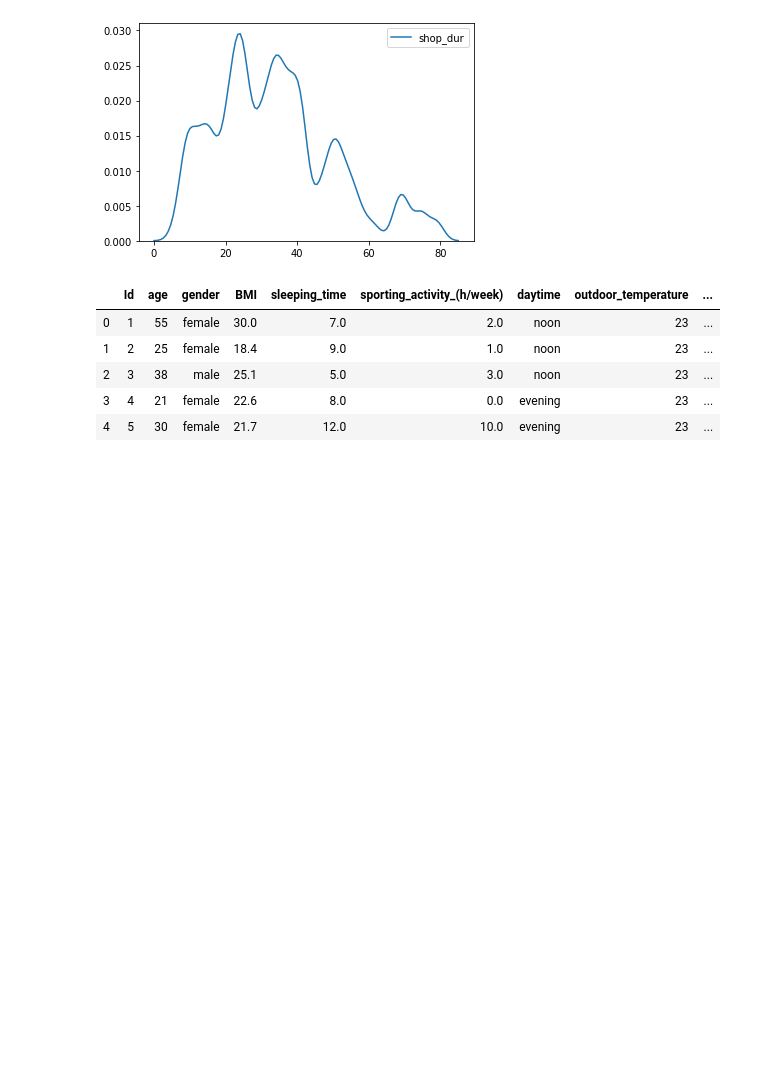
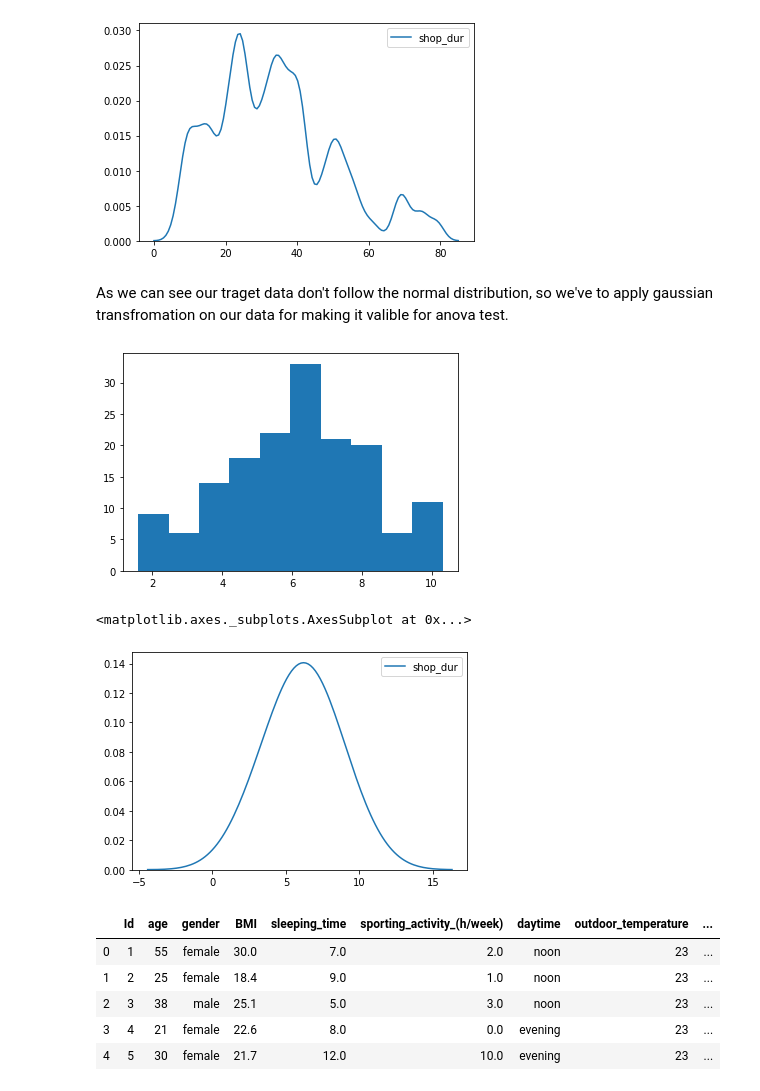
Before and after one commit to MhmudFwzi/customer_behavior_prediction, a Jupyter notebook: ANOVA - Test .ipynb, the cells around one changed output. Cells and saved outputs as stored; diff of their text form; code cells hidden in the pictures; blank space fills up the shorter version.

```diff
--- a/ANOVA - Test .ipynb
+++ b/ANOVA - Test .ipynb
@@ -301,6 +301,23 @@ sns.kdeplot(data['shop_dur'], cumulative=False, bw=2)
 [figure]
 <matplotlib.axes._subplots.AxesSubplot at 0x...>
 [figure]
+# %% [markdown]
+As we can see our traget data don't follow the normal distribution, so we've to apply gaussian transfromation on our data for making it valible for anova test.
+# %%
+# gaussian transformation
+data['shop_dur'], fitted_lambda = stats.boxcox(data['shop_dur'])
+
+
+# AFTER TRANSFORMATION
+plt.hist(data['shop_dur'])
+plt.show()
+
+# plot after transformation
+sns.kdeplot(data['shop_dur'], cumulative=False, bw=2)
+# %% [output]
+[figure, added]
+<matplotlib.axes._subplots.AxesSubplot at 0x...>
+[figure, added]
 # %%
 data.head()
 # %% [output]
```
Also changed, not shown: parts of 92 cells of this notebook.
